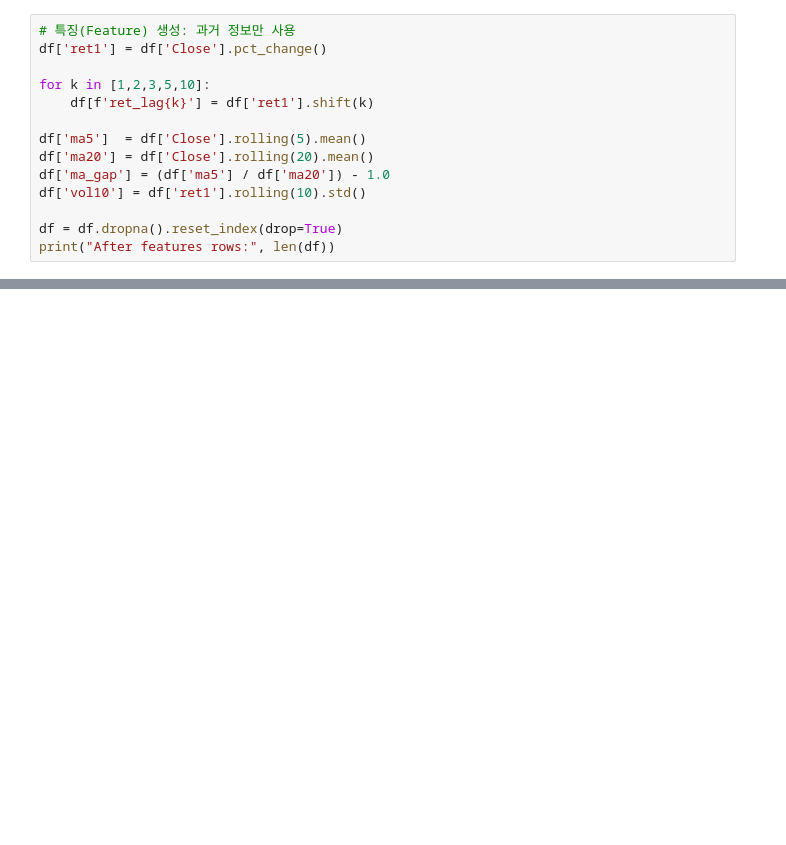
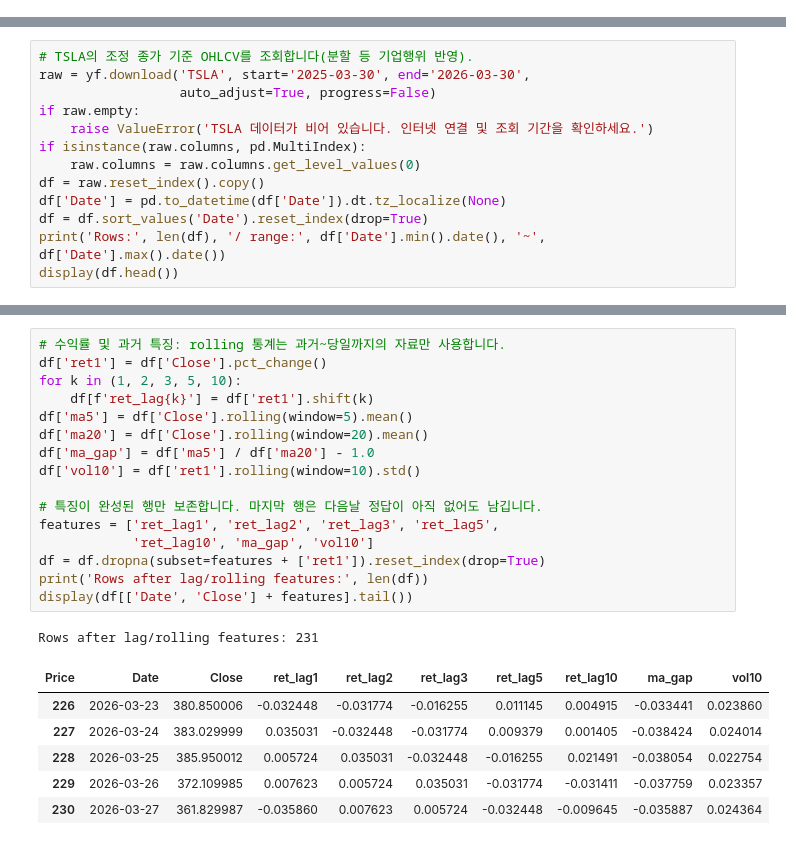
Before and after one commit to nhjung-phd/TimeSeriesAnalysis, a Jupyter notebook: notebooks/16_RandomForest_Classification.ipynb, the cells around one changed output, grey strips where cells are left out. Saved outputs shown, nothing was run; the diff lists cells and outputs as text; blank space fills up the shorter version.

```diff
--- a/notebooks/16_RandomForest_Classification.ipynb
+++ b/notebooks/16_RandomForest_Classification.ipynb
@@ -43,14 +2,0 @@ Rows: 247
-# %%
-# 특징(Feature) 생성: 과거 정보만 사용
-df['ret1'] = df['Close'].pct_change()
-
-for k in [1,2,3,5,10]:
-    df[f'ret_lag{k}'] = df['ret1'].shift(k)
-
-df['ma5']  = df['Close'].rolling(5).mean()
-df['ma20'] = df['Close'].rolling(20).mean()
-df['ma_gap'] = (df['ma5'] / df['ma20']) - 1.0
-df['vol10'] = df['ret1'].rolling(10).std()
-
-df = df.dropna().reset_index(drop=True)
-print("After features rows:", len(df))
@@ -244,0 +42,13 @@ Predicted Up (상승): 40 건
+# %%
+# TSLA의 조정 종가 기준 OHLCV를 조회합니다(분할 등 기업행위 반영).
+raw = yf.download('TSLA', start='2025-03-30', end='2026-03-30',
+                  auto_adjust=True, progress=False)
+if raw.empty:
+    raise ValueError('TSLA 데이터가 비어 있습니다. 인터넷 연결 및 조회 기간을 확인하세요.')
+if isinstance(raw.columns, pd.MultiIndex):
+    raw.columns = raw.columns.get_level_values(0)
+df = raw.reset_index().copy()
+df['Date'] = pd.to_datetime(df['Date']).dt.tz_localize(None)
+df = df.sort_values('Date').reset_index(drop=True)
+print('Rows:', len(df), '/ range:', df['Date'].min().date(), '~', df['Date'].max().date())
+display(df.head())
@@ -244,0 +71,24 @@ Predicted Up (상승): 40 건
+# %%
+# 수익률 및 과거 특징: rolling 통계는 과거~당일까지의 자료만 사용합니다.
+df['ret1'] = df['Close'].pct_change()
+for k in (1, 2, 3, 5, 10):
+    df[f'ret_lag{k}'] = df['ret1'].shift(k)
+df['ma5'] = df['Close'].rolling(window=5).mean()
+df['ma20'] = df['Close'].rolling(window=20).mean()
+df['ma_gap'] = df['ma5'] / df['ma20'] - 1.0
+df['vol10'] = df['ret1'].rolling(window=10).std()
+
+# 특징이 완성된 행만 보존합니다. 마지막 행은 다음날 정답이 아직 없어도 남깁니다.
+features = ['ret_lag1', 'ret_lag2', 'ret_lag3', 'ret_lag5',
+            'ret_lag10', 'ma_gap', 'vol10']
+df = df.dropna(subset=features + ['ret1']).reset_index(drop=True)
+print('Rows after lag/rolling features:', len(df))
+display(df[['Date', 'Close'] + features].tail())
+# %% [output]
+Rows after lag/rolling features: 231
+| Price | Date | Close | ret_lag1 | ret_lag2 | ret_lag3 | ret_lag5 | ret_lag10 | ma_gap | vol10 |
+| 226 | 2026-03-23 | 380.850006 | -0.032448 | -0.031774 | -0.016255 | 0.011145 | 0.004915 | -0.033441 | 0.023860 |
+| 227 | 2026-03-24 | 383.029999 | 0.035031 | -0.032448 | -0.031774 | 0.009379 | 0.001405 | -0.038424 | 0.024014 |
+| 228 | 2026-03-25 | 385.950012 | 0.005724 | 0.035031 | -0.032448 | -0.016255 | 0.021491 | -0.038054 | 0.022754 |
+| 229 | 2026-03-26 | 372.109985 | 0.007623 | 0.005724 | 0.035031 | -0.031774 | -0.031411 | -0.037759 | 0.023357 |
+| 230 | 2026-03-27 | 361.829987 | -0.035860 | 0.007623 | 0.005724 | -0.032448 | -0.009645 | -0.035887 | 0.024364 |
```
Also changed, not shown: parts of 37 cells of this notebook.
